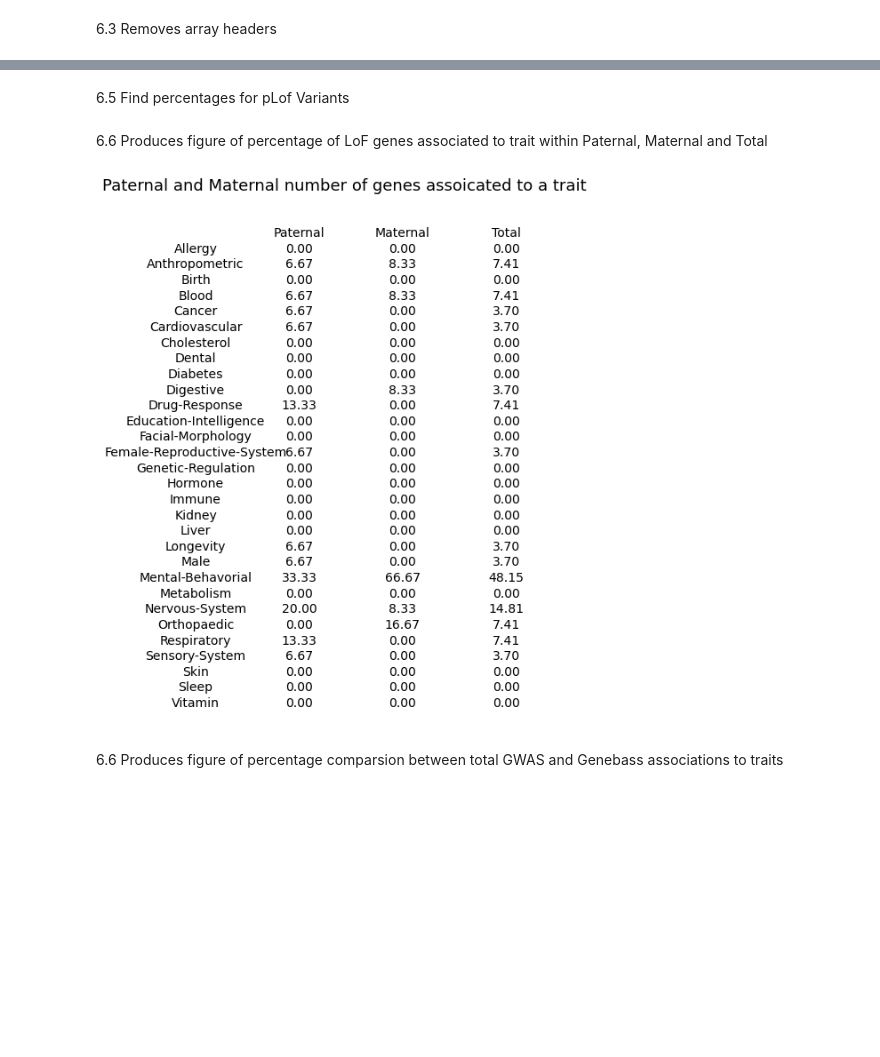
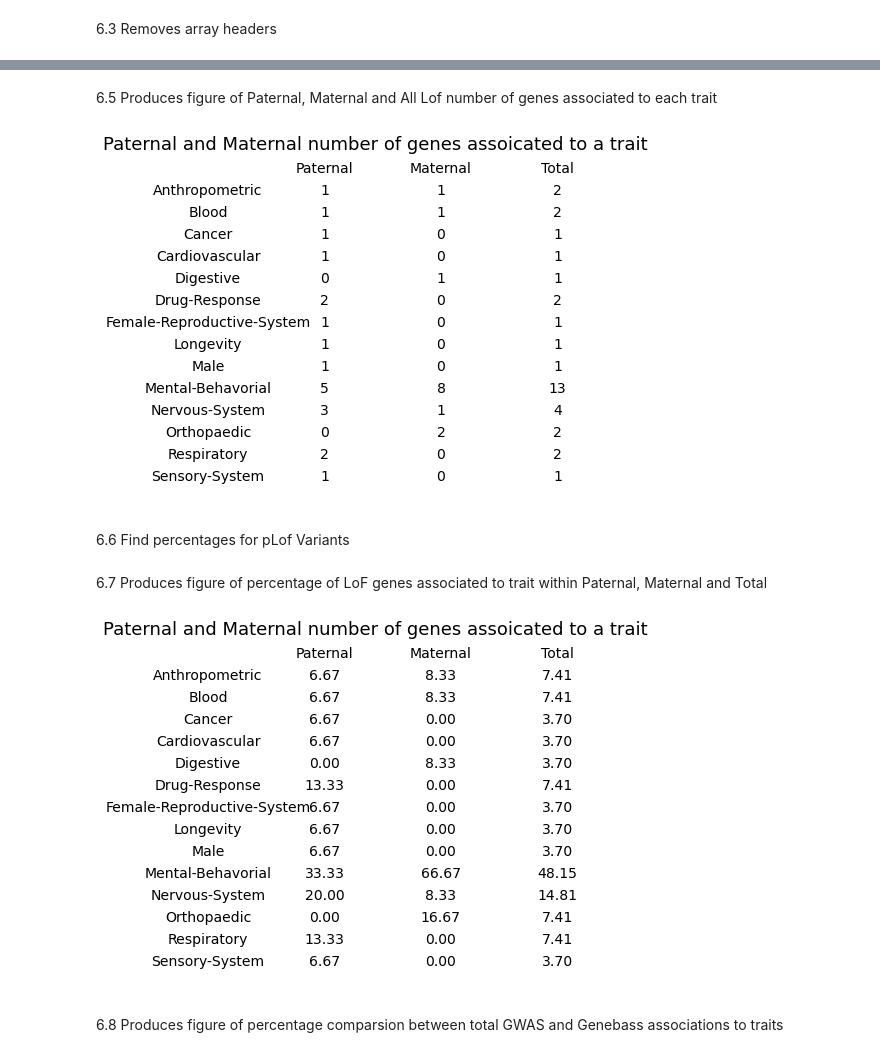
Before and after one commit to spanayotti/GD5999---Code, a Jupyter notebook: Imprinted_Gene_Analysis.ipynb, the cells around one changed output, grey strips where cells are left out. Cells and saved outputs as stored; diff of their text form; code cells hidden in the pictures; blank space fills up the shorter version.

```diff
--- a/Imprinted_Gene_Analysis.ipynb
+++ b/Imprinted_Gene_Analysis.ipynb
@@ -1555,7 +1557,7 @@ np.savetxt("Output/Random-comprasion/Perctanges-Random-Genes.csv", random_compra
 # %% [markdown]
 5.2 Produces figure of percentage comprasion of what percentage of each catergory traits belongs to paternal, maternal, all imprinted or random
 # %%
-fig, ax = plt.subplots(nrows=31, ncols=5, figsize=(10,10))
+fig, ax = plt.subplots(nrows=31, ncols=5, figsize=(10,9))
 fig.suptitle('Pergetage of imprinted and random genes found in each trait', fontsize=18)
 
 ax[0, 0].set_title("", fontsize=14)
@@ -1589,7 +1591,7 @@ plt.savefig('Imprinted-All-Statuses-Random-Comparsion.png')
 # %% [markdown]
 5.3 Produces figure of percentage comprasion of what percentage of each catergory traits belongs to all imprinted or random
 # %%
-fig, ax = plt.subplots(nrows=31, ncols=3, figsize=(8,10))
+fig, ax = plt.subplots(nrows=31, ncols=3, figsize=(8,9))
 fig.suptitle('Pergetage of imprinted and random genes found in each trait', fontsize=18)
 
 ax[0, 0].set_title("", fontsize=14)
@@ -2057,16 +2048,43 @@ plt.savefig('Paternal_Maternal_Lof_Gene_Associations.png')
+# %% [markdown]
+6.5 Produces figure of Paternal, Maternal and All Lof number of genes associated to each trait
+# %%
+fig, ax = plt.subplots(nrows=15, ncols=4, figsize=(8,6))
+fig.suptitle('Paternal and Maternal number of genes assoicated to a trait', fontsize=18)
+
+ax[0, 0].set_title("", fontsize=14)
+ax[0, 0].axis('off')
+ax[0, 1].set_title("Paternal", fontsize=14)
+ax[0, 1].axis('off')
+ax[0, 2].set_title("Maternal", fontsize=14)
+ax[0, 2].axis('off')
+ax[0, 3].set_title("Total", fontsize=14)
+ax[0, 3].axis('off')
+
+k = 0
+for i in range(14):
+    k = i+1
+    ax[k, 0].set_title(new_lof_traits[i], fontsize=14)
+    ax[k, 0].axis('off')
+    ax[k, 1].set_title(new_lof_paternal[i], fontsize=14)
+    ax[k, 1].axis('off')
+    ax[k, 2].set_title(new_lof_maternal[i], fontsize=14)
+    ax[k, 2].axis('off')
+    ax[k, 3].set_title(new_lof_total[i], fontsize=14)
+    ax[k, 3].axis('off')
+
+plt.savefig('Found_Paternal_Maternal_Lof_Gene_Associations.png')
+# %% [output]
+[figure, added]
 # %% [markdown]
-6.5 Find percentages for pLof Variants
+6.6 Find percentages for pLof Variants
 # %%
-no_lof_paternal = 15
-no_lof_maternal = 12
-no_lof_total = 27
 
 per_lof_paternal = []
 per_lof_maternal = []
 per_lof_total = []
 
 #Paternal LoF
-for n in paternal_lof_total:
+for n in new_lof_paternal:
     #Calculates percentage
     final = (n/no_lof_paternal) * 100.0
     #Prints pergentage to 2decimal places
@@ -2074,48 +2092,48 @@ for n in paternal_lof_total:
 np.savetxt("Output/Percentages/LoF_paternal.csv", per_lof_paternal, delimiter =", ", fmt ='% s')
 
 #Maternal LoF
-for n in maternal_lof_total:
+for n in new_lof_maternal:
     #Calculates percentage
     final = (n/no_lof_maternal) * 100.0
     #Prints pergentage to 2decimal places
     per_lof_maternal.append(final)
 np.savetxt("Output/Percentages/LoF_maternal.csv", per_lof_maternal, delimiter =", ", fmt ='% s')
 #Total LoF
-for n in overall_lof_total:
+for n in new_lof_total:
     #Calculates percentage
     final = (n/no_lof_total) * 100.0
     #Prints pergentage to 2decimal places
     per_lof_total.append(final)
 np.savetxt("Output/Percentages/LoF_total.csv", per_lof_total, delimiter =", ", fmt ='% s')
 # %% [markdown]
-6.6 Produces figure of percentage of LoF genes associated to trait within Paternal, Maternal and Total
+6.7 Produces figure of percentage of LoF genes associated to trait within Paternal, Maternal and Total
 # %%
-fig, ax = plt.subplots(nrows=31, ncols=4, figsize=(8,10))
+fig, ax = plt.subplots(nrows=15, ncols=4, figsize=(8,6))
 fig.suptitle('Paternal and Maternal number of genes assoicated to a trait', fontsize=18)
 
 ax[0, 0].set_title("", fontsize=14)
 ax[0, 0].axis('off')
 ax[0, 1].set_title("Paternal", fontsize=14)
 ax[0, 1].axis('off')
 ax[0, 2].set_title("Maternal", fontsize=14)
 ax[0, 2].axis('off')
 ax[0, 3].set_title("Total", fontsize=14)
 ax[0, 3].axis('off')
 
 k = 0
-for i in range(30):
+for i in range(14):
     k = i+1
-    ax[k, 0].set_title(traits[i], fontsize=14)
+    ax[k, 0].set_title(new_lof_traits[i], fontsize=14)
     ax[k, 0].axis('off')
     ax[k, 1].set_title(format(per_lof_paternal[i],".2f"), fontsize=14)
     ax[k, 1].axis('off')
     ax[k, 2].set_title(format(per_lof_maternal[i],".2f"), fontsize=14)
     ax[k, 2].axis('off')
     ax[k, 3].set_title(format(per_lof_total[i],".2f"), fontsize=14)
     ax[k, 3].axis('off')
 
 plt.savefig('Percentages_Paternal_Maternal_Lof_Gene_Associations.png')
 # %% [output]
-[figure, old version]
+[figure, new version]
 # %% [markdown]
-6.6 Produces figure of percentage comparsion between total GWAS and Genebass associations to traits
+6.8 Produces figure of percentage comparsion between total GWAS and Genebass associations to traits
```
Also changed, not shown: parts of 16 cells of this notebook.
